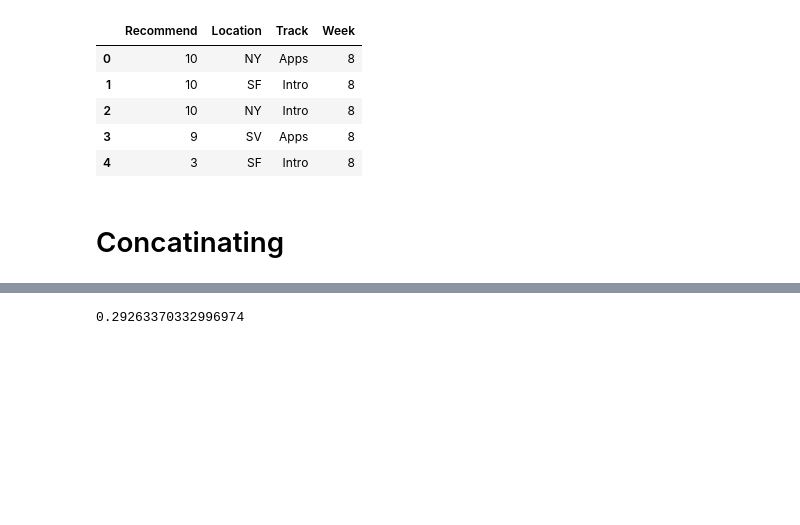
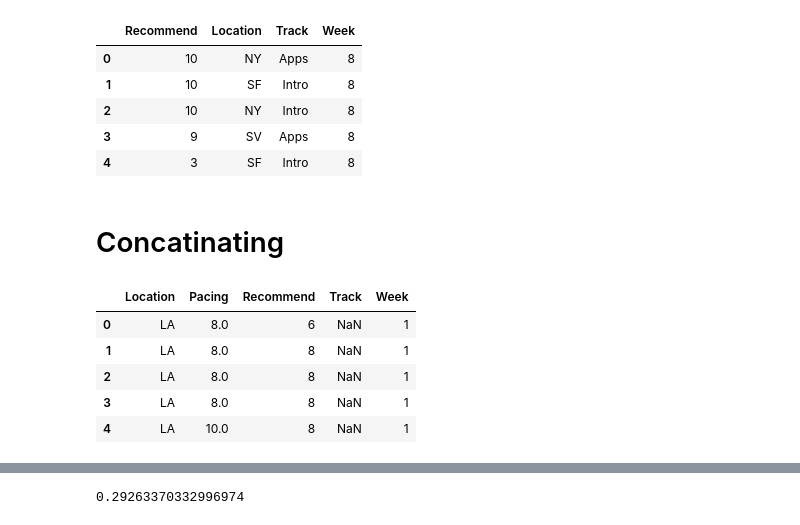
Before and after one commit to Sukhrobjon/DS-1.1, a Jupyter notebook: summer_academy_NPS/second_data_2016.ipynb, the cells around one changed output, grey strips where cells are left out. Cells and saved outputs as stored; diff of their text form; code cells hidden in the pictures; blank space fills up the shorter version.

```diff
--- a/summer_academy_NPS/second_data_2016.ipynb
+++ b/summer_academy_NPS/second_data_2016.ipynb
@@ -248,0 +249,11 @@ final = pd.concat([df8, df], sort=True)
+# %%
+final.sort_values(by=["Week", "Location"], inplace=True)
+final.reset_index(drop=True, inplace=True)
+final.head()
+# %% [output]
+|  | Location | Pacing | Recommend | Track | Week |
+| 0 | LA | 8.0 | 6 | NaN | 1 |
+| 1 | LA | 8.0 | 8 | NaN | 1 |
+| 2 | LA | 8.0 | 8 | NaN | 1 |
+| 3 | LA | 8.0 | 8 | NaN | 1 |
+| 4 | LA | 10.0 | 8 | NaN | 1 |
```
Also changed, not shown: parts of 4 cells of this notebook.
